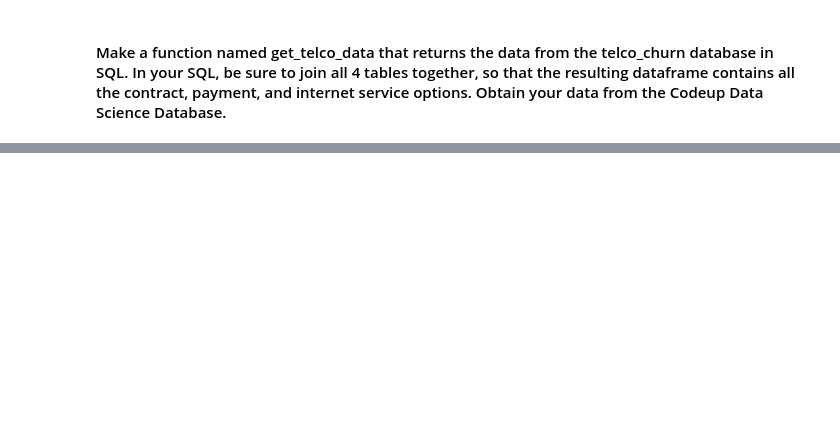
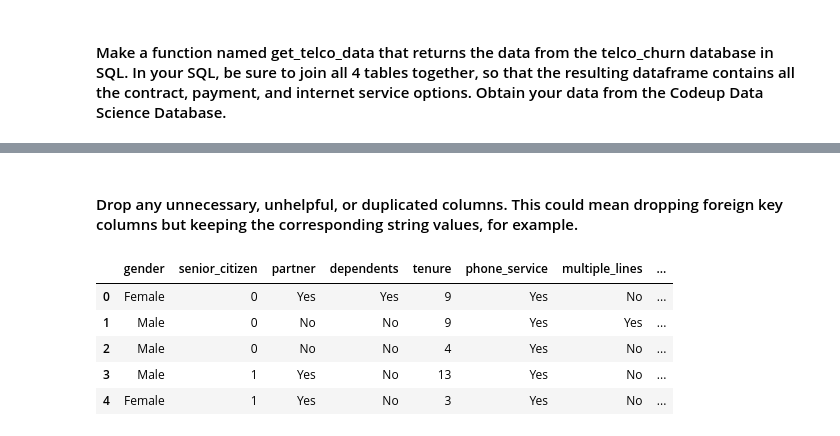
Before and after one commit to DeangeloBowen1/classification-exercises, a Jupyter notebook: classification_exercises.ipynb, the cells around one changed output, grey strips where cells are left out. Saved outputs shown, nothing was run; the diff lists cells and outputs as text; code cells hidden in the pictures; blank space fills up the shorter version.

```diff
--- a/classification_exercises.ipynb
+++ b/classification_exercises.ipynb
@@ -335,0 +354,4 @@ Once you've got your get_titanic_data, get_iris_data, and get_telco_data functio
+# %%
+# get telco data
+telco = aq.get_telco_data()
+telco.head()
@@ -335,0 +372,17 @@ Once you've got your get_titanic_data, get_iris_data, and get_telco_data functio
+# %% [markdown]
+#### Drop any unnecessary, unhelpful, or duplicated columns. This could mean dropping foreign key columns but keeping the corresponding string values, for example.
+# %%
+# drop duplicates
+telco.drop_duplicates(inplace=True)
+# %%
+telco = telco.drop(['internet_service_type_id', 'payment_type_id', 'contract_type_id',
+                  'customer_id', 'online_security', 'online_backup', 'device_protection',
+                  'tech_support', 'streaming_tv', 'streaming_movies'], axis= 1)
+telco.head()
+# %% [output]
+|  | gender | senior_citizen | partner | dependents | tenure | phone_service | multiple_lines | ... |
+| 0 | Female | 0 | Yes | Yes | 9 | Yes | No | ... |
+| 1 | Male | 0 | No | No | 9 | Yes | Yes | ... |
+| 2 | Male | 0 | No | No | 4 | Yes | No | ... |
+| 3 | Male | 1 | Yes | No | 13 | Yes | No | ... |
+| 4 | Female | 1 | Yes | No | 3 | Yes | No | ... |
```
Also changed, not shown: parts of 78 cells of this notebook, 1 other file.
